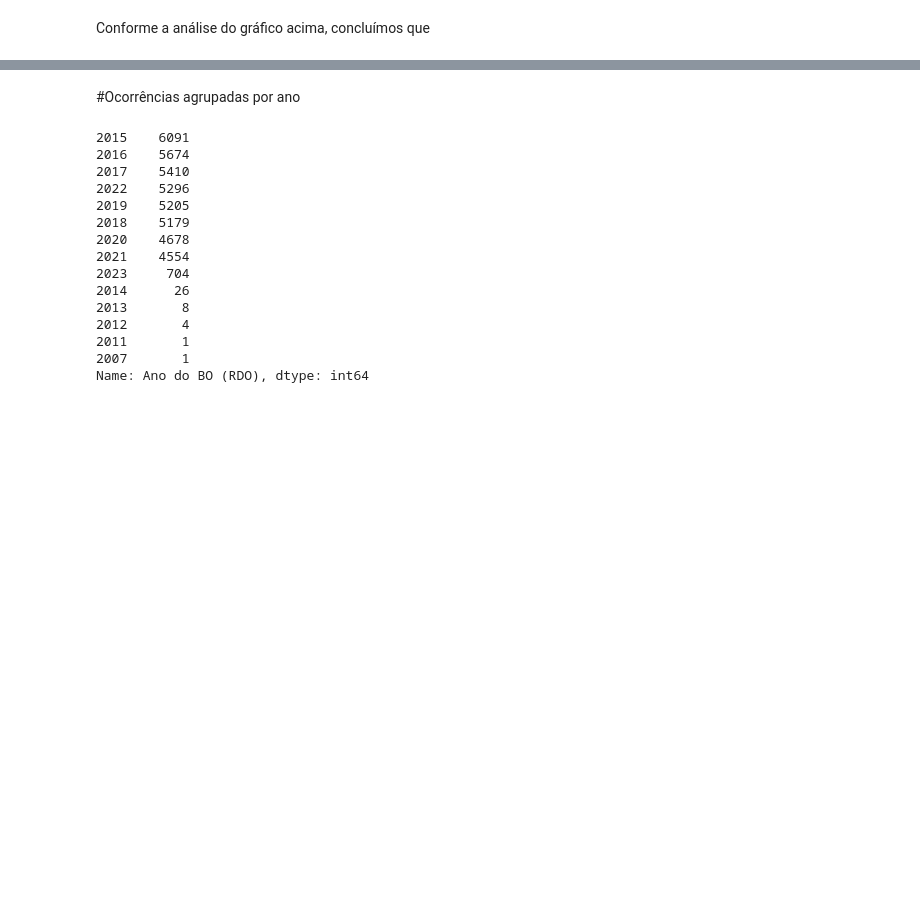
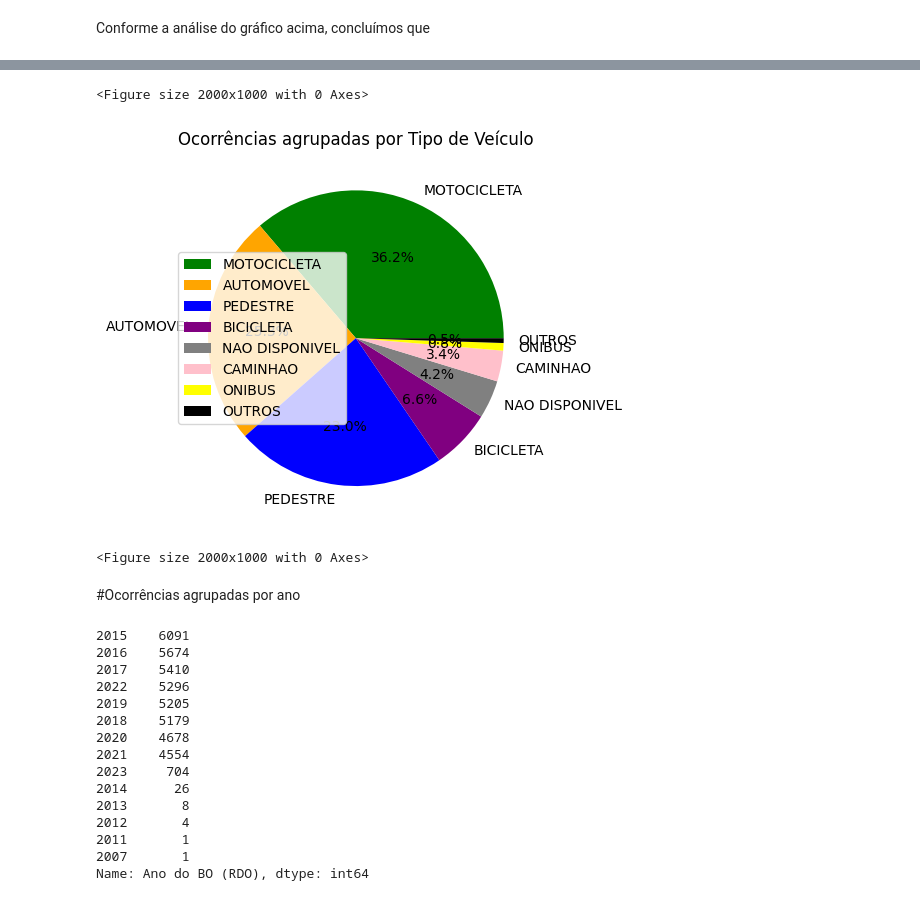
Before and after one commit to luizfernando120/Projeto-teste, a Jupyter notebook: Cópia_de_Projeto_07_Abril.ipynb, the cells around one changed output, grey strips where cells are left out. Cells and saved outputs as stored; diff of their text form; code cells hidden in the pictures; blank space fills up the shorter version.

```diff
--- a/Cópia_de_Projeto_07_Abril.ipynb
+++ b/Cópia_de_Projeto_07_Abril.ipynb
@@ -174,3 +170,12 @@ px.pie(quantidade_tipos_veiculos, names=quantidade_tipos_veiculos.index, values=
+# %%
+pizza_veiculos = plt.pie(quantidade, labels=veiculos, colors = cores_automoveis, autopct = '%1.1f%%')
+plt.title('Ocorrências agrupadas por Tipo de Veículo')
+plt.legend(['MOTOCICLETA', 'AUTOMOVEL', 'PEDESTRE', 'BICICLETA', 'NAO DISPONIVEL', 'CAMINHAO', 'ONIBUS', 'OUTROS'],loc = 'center left')
+plt.figure(figsize=(20,10))
+# %% [output]
+<Figure size 2000x1000 with 0 Axes>
+[figure, added]
+<Figure size 2000x1000 with 0 Axes>
 # %% [markdown]
 #Ocorrências agrupadas por ano
 # %%
```
Also changed, not shown: parts of 10 cells of this notebook.
